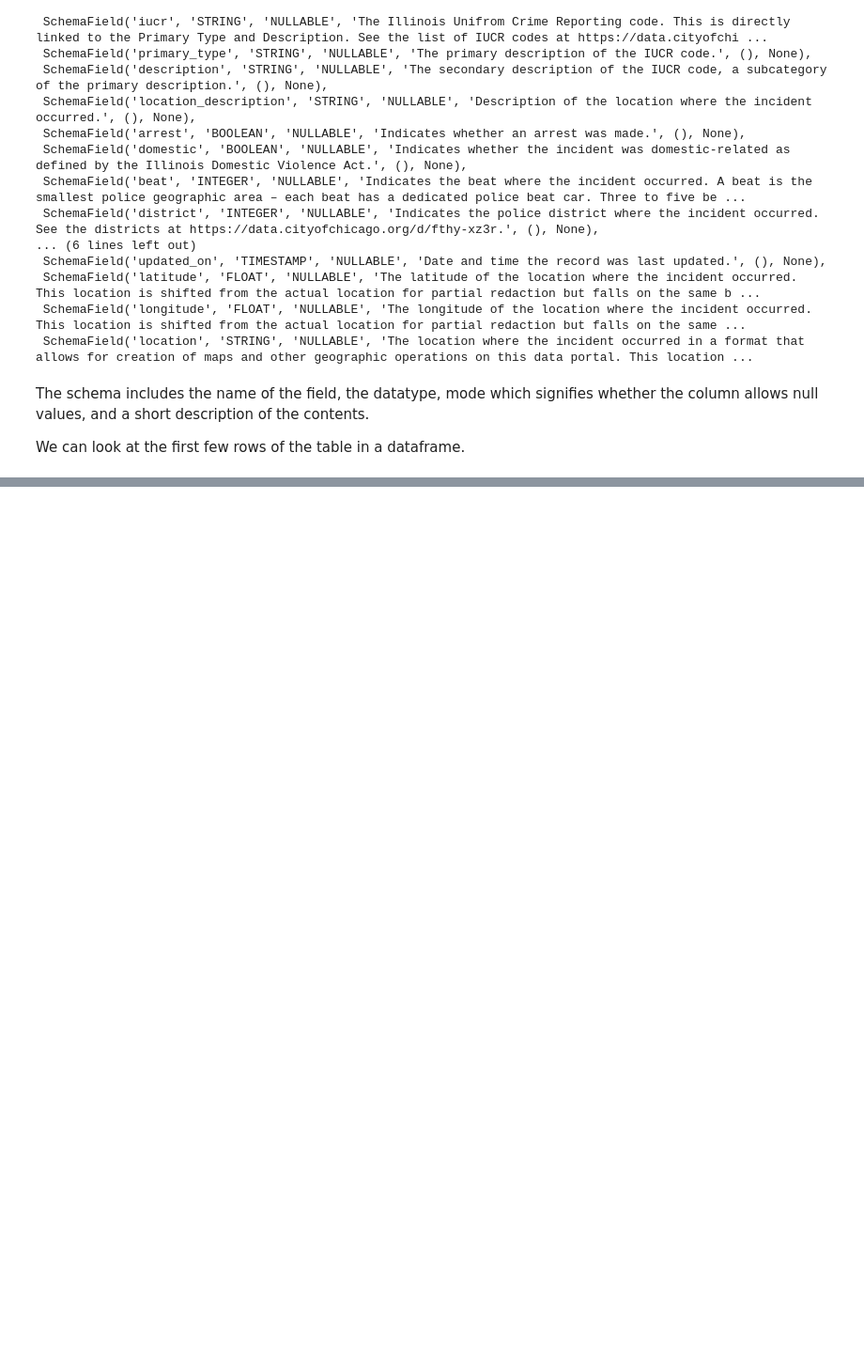
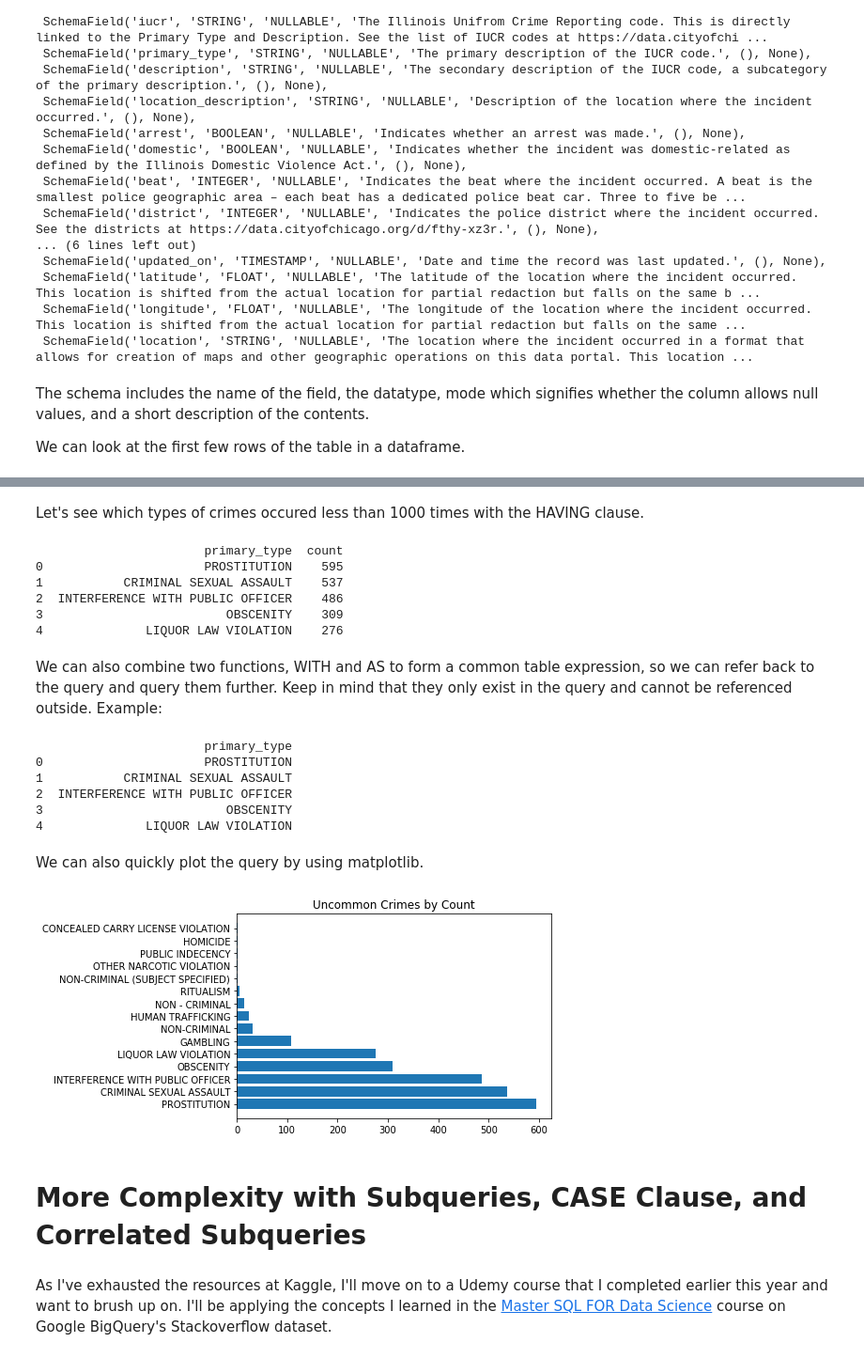
Before and after one commit to akelly66/BigQuery-SQL-Practice, a Jupyter notebook: Kaggle-SQL-BigQuery.ipynb, the cells around one changed output, grey strips where cells are left out. Shown: that part at 94% size. Cells and saved outputs as stored; diff of their text form; code cells hidden in the pictures; blank space fills up the shorter version.

Commit message:
Began subqueries, added query limits, and queried Stackoverflow dataset

```diff
--- a/Kaggle-SQL-BigQuery.ipynb
+++ b/Kaggle-SQL-BigQuery.ipynb
@@ -85,0 +109,10 @@ client.list_rows(table, max_results=5).to_dataframe()
+# %%
+# Configuring byte limit
+safe_config = bigquery.QueryJobConfig(maximum_bytes_billed=10**10)
+
+query_job = client.query(query, job_config=safe_config)
+
+# Putting results into a dataframe
+results = query_job.to_dataframe()
+
+print(results.head())
@@ -85,0 +153,65 @@ client.list_rows(table, max_results=5).to_dataframe()
+# %% [markdown]
+Let's see which types of crimes occured less than 1000 times with the HAVING clause.
+# %%
+query3 = """
+        SELECT primary_type, COUNT(primary_type) AS count
+        FROM bigquery-public-data.chicago_crime.crime
+        WHERE location_description = 'RESIDENCE'
+        GROUP BY primary_type
+        HAVING count < 1000
+        ORDER BY count desc
+        """
+# Using the safe configuration again
+query3_job = client.query(query3, job_config=safe_config)
+
+results3 = query3_job.to_dataframe()
+
+print(results3.head())
+# %% [output]
+                       primary_type  count
+0                      PROSTITUTION    595
+1           CRIMINAL SEXUAL ASSAULT    537
+2  INTERFERENCE WITH PUBLIC OFFICER    486
+3                         OBSCENITY    309
+4              LIQUOR LAW VIOLATION    276
+# %% [markdown]
+We can also combine two functions, WITH and AS to form a common table expression, so we can refer back to the query and query them further. Keep in mind that they only exist in the query and cannot be referenced outside. Example:
+# %%
+query4 = """
+        WITH uncommon_crimes AS
+        (
+        SELECT primary_type, COUNT(primary_type) AS count
+        FROM bigquery-public-data.chicago_crime.crime
+        WHERE location_description = 'RESIDENCE'
+        GROUP BY primary_type
+        HAVING count < 1000
+        ORDER BY count desc
+        )
+        SELECT primary_type
+        FROM uncommon_crimes
+        """
+query4_job = client.query(query4, job_config=safe_config)
+
+results4 = query4_job.to_dataframe()
+
+print(results4.head())
+# %% [output]
+                       primary_type
+0                      PROSTITUTION
+1           CRIMINAL SEXUAL ASSAULT
+2  INTERFERENCE WITH PUBLIC OFFICER
+3                         OBSCENITY
+4              LIQUOR LAW VIOLATION
+# %% [markdown]
+We can also quickly plot the query by using matplotlib.
+# %%
+import matplotlib.pyplot as plt
+plt.barh(results3['primary_type'], results3['count'])
+plt.yticks( rotation='horizontal')
+plt.title("Uncommon Crimes by Count");
+# %% [output]
+[figure, added]
+# %% [markdown]
+# More Complexity with Subqueries, CASE Clause, and Correlated Subqueries
+# %% [markdown]
+As I've exhausted the resources at Kaggle, I'll move on to a Udemy course that I completed earlier this year and want to brush up on. I'll be applying the concepts I learned in the <a href= "https://www.udemy.com/course/master-sql-for-data-science/">Master SQL FOR Data Science</a> course on Google BigQuery's Stackoverflow dataset.
```
Also changed, not shown: parts of 17 cells of this notebook, 1 other file.
